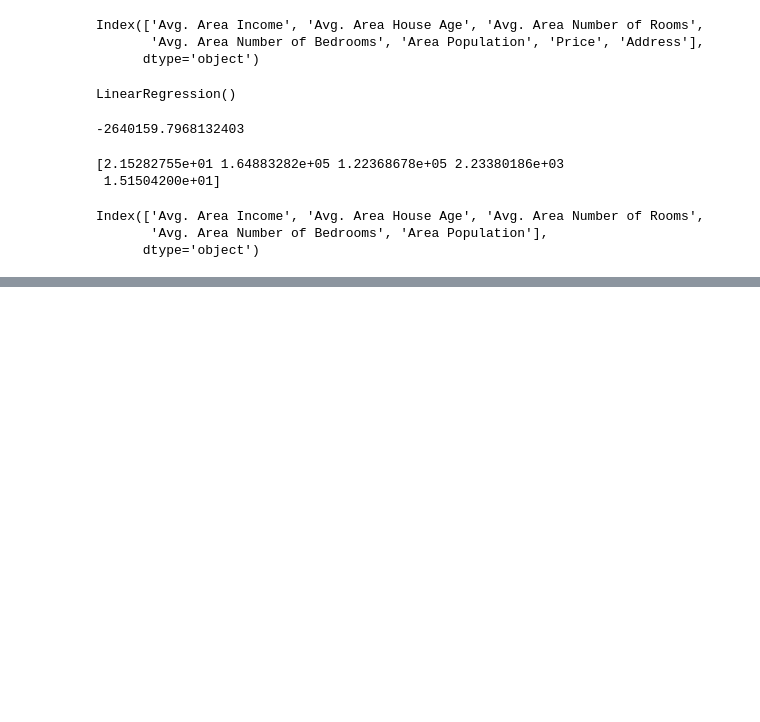
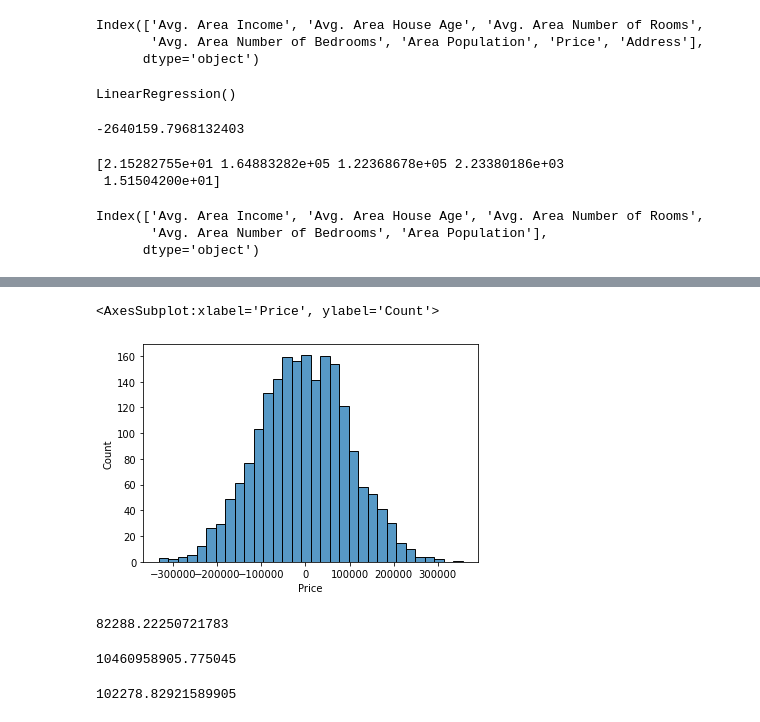
Before and after one commit to vmose/Python_Notebooks, a Jupyter notebook: Deeper_LinearRegre.ipynb, the cells around one changed output, grey strips where cells are left out. Saved outputs shown, nothing was run; the diff lists cells and outputs as text; code cells hidden in the pictures; blank space fills up the shorter version.

```diff
--- a/Deeper_LinearRegre.ipynb
+++ b/Deeper_LinearRegre.ipynb
@@ -124,0 +178,5 @@ df
+# %%
+sb.histplot((y_test-predictions))
+# %% [output]
+<AxesSubplot:xlabel='Price', ylabel='Count'>
+[figure, added]
@@ -124,0 +185,13 @@ df
+# %%
+metrics.mean_absolute_error(y_test,predictions)
+# %% [output]
+82288.22250721783
+# %%
+MSE=metrics.mean_squared_error(y_test,predictions)
+MSE
+# %% [output]
+10460958905.775045
+# %%
+np.sqrt(MSE)
+# %% [output]
+102278.82921589905
```
Also changed, not shown: parts of 8 cells of this notebook.
